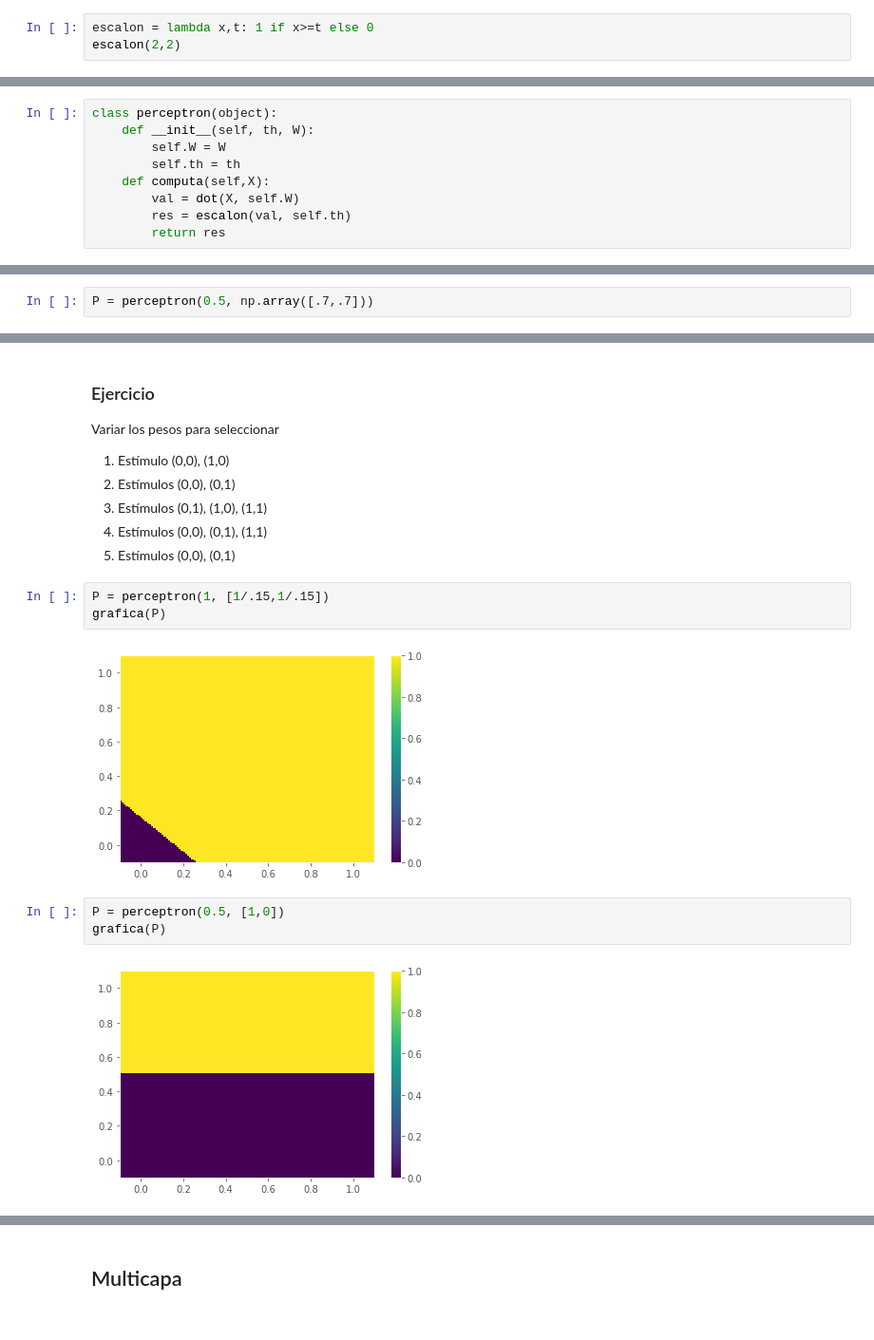
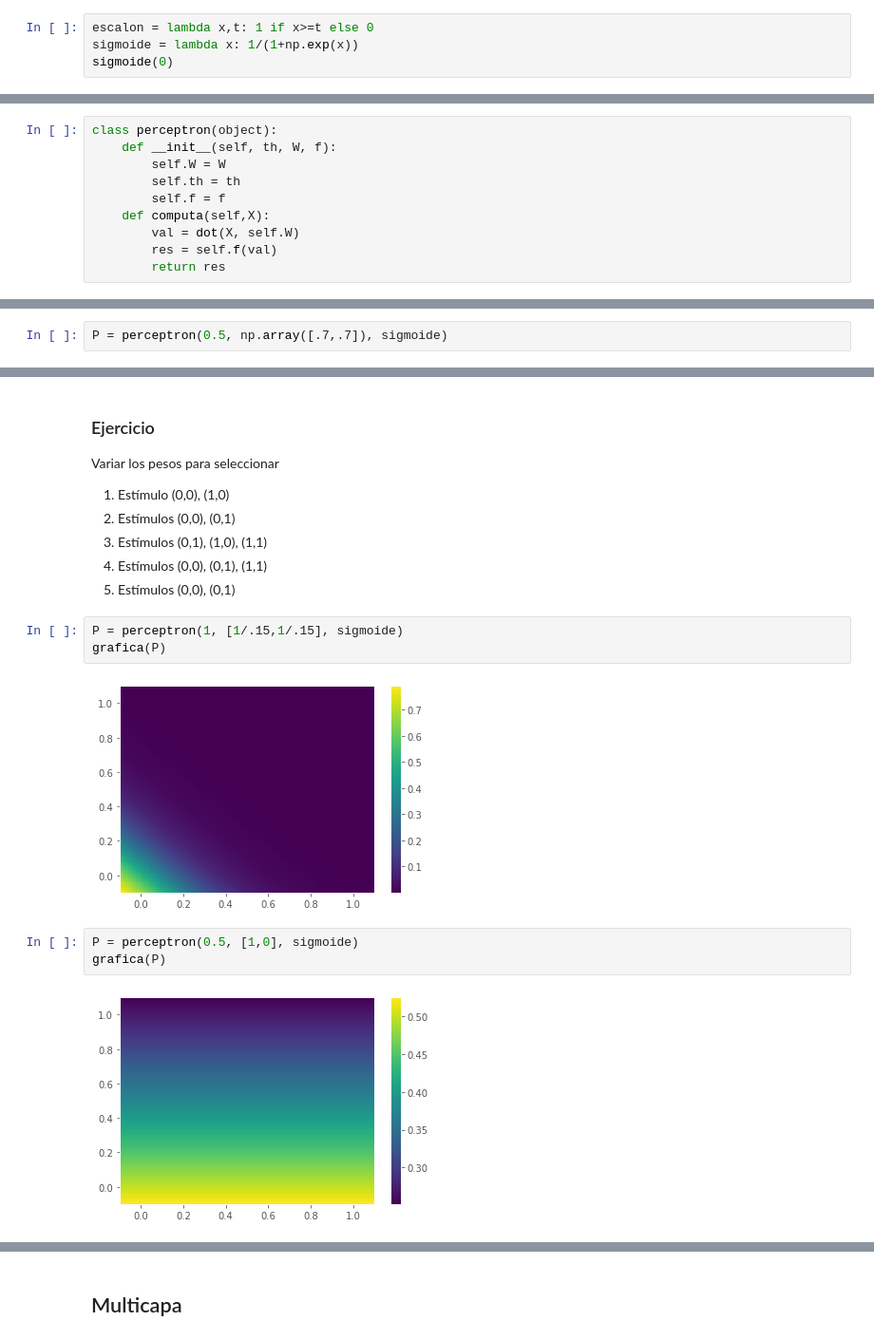
Before and after one commit to sergiohzlz/neuronales_2022i, a Jupyter notebook: Perceptrón.ipynb, the cells around one changed output, grey strips where cells are left out. Shown: that part at 95% size. Cells and saved outputs as stored; diff of their text form.

Commit message:
Uso de la sigmoide

```diff
--- a/Perceptrón.ipynb
+++ b/Perceptrón.ipynb
@@ -13,5 +13,6 @@ from matplotlib.pyplot import pcolor
 # Perceptrón
 # %%
 escalon = lambda x,t: 1 if x>=t else 0
-escalon(2,2)
+sigmoide = lambda x: 1/(1+np.exp(x))
+sigmoide(0)
 # %% [output]
@@ -19,16 +20,17 @@ escalon(2,2)
 # %%
 class perceptron(object):
-    def __init__(self, th, W):
+    def __init__(self, th, W, f):
         self.W = W
         self.th = th
+        self.f = f
     def computa(self,X):
         val = dot(X, self.W)
-        res = escalon(val, self.th)
+        res = self.f(val)
         return res
 # %% [markdown]
 Implementando el perceptrón
 # %%
-P = perceptron(0.5, np.array([.7,.7]))
+P = perceptron(0.5, np.array([.7,.7]), sigmoide)
 # %%
 P.computa( [0, 1] )
 # %% [output]
@@ -63,13 +65,13 @@ Variar los pesos para seleccionar
 1. Estímulos (0,0), (0,1), (1,1)
 1. Estímulos (0,0), (0,1)
 # %%
-P = perceptron(1, [1/.15,1/.15])
+P = perceptron(1, [1/.15,1/.15], sigmoide)
 grafica(P)
 # %% [output]
-[figure, old version]
+[figure, new version]
 # %%
-P = perceptron(0.5, [1,0])
+P = perceptron(0.5, [1,0], sigmoide)
 grafica(P)
 # %% [output]
-[figure, old version]
+[figure, new version]
 # %%
```
Also changed, not shown: parts of 5 cells of this notebook.
